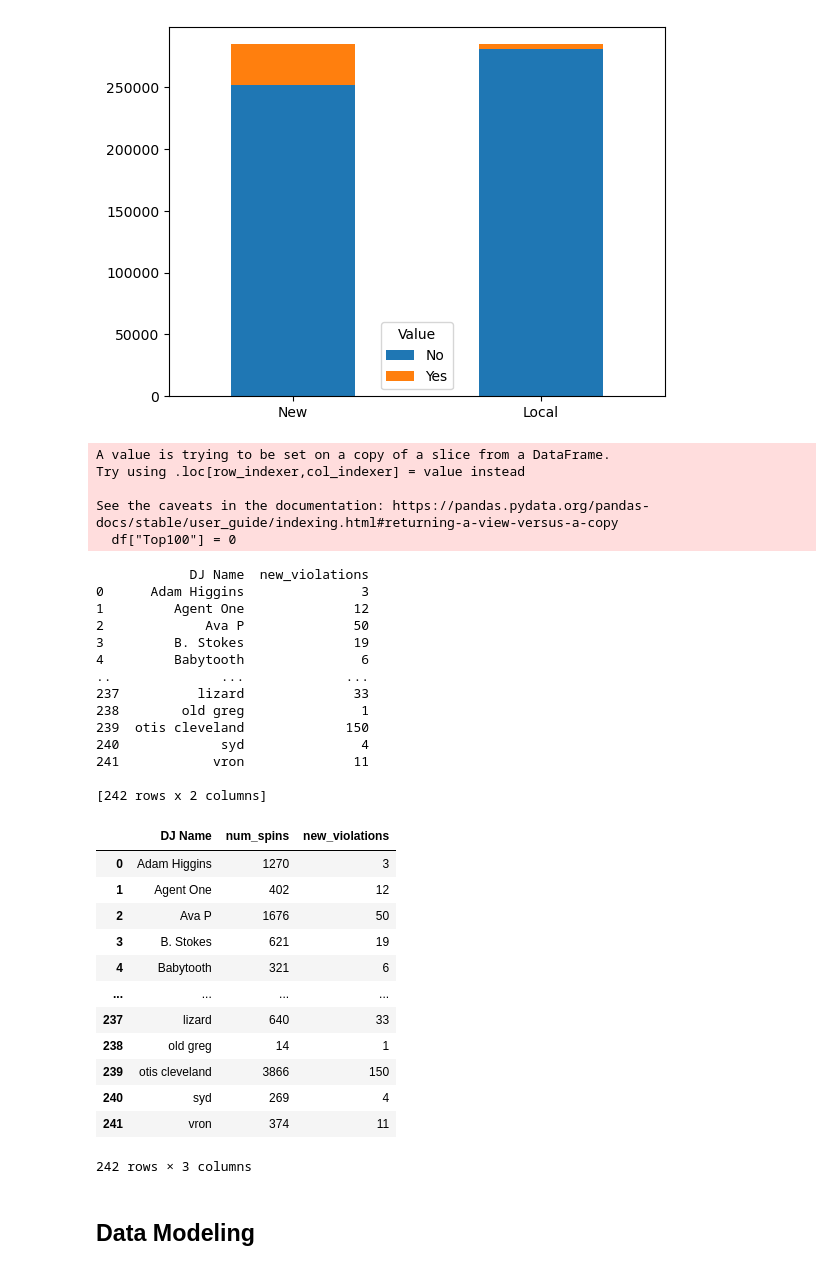
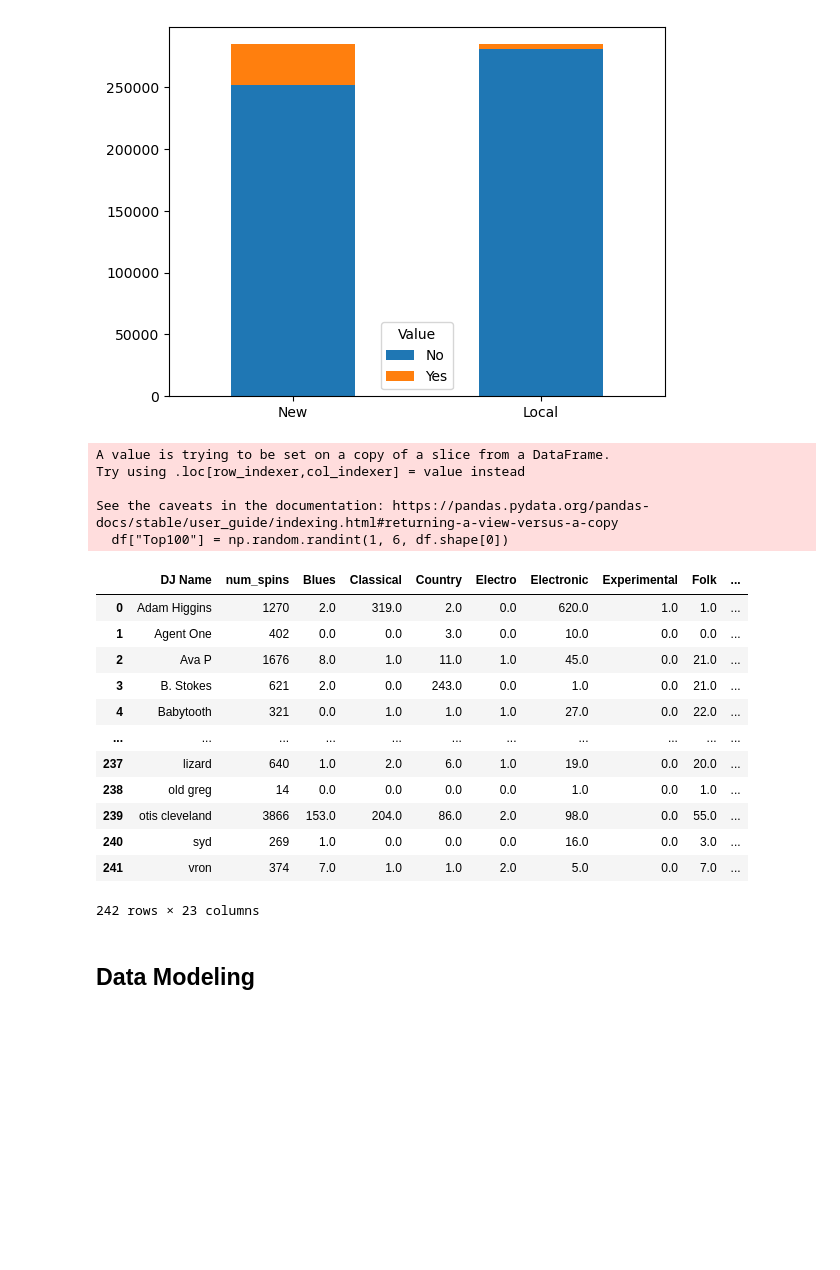
Before and after one commit to zhayes42/CS3870-WRUV, a Jupyter notebook: main.ipynb, the cells around one changed output. Saved outputs shown, nothing was run; the diff lists cells and outputs as text; code cells hidden in the pictures; blank space fills up the shorter version.

Commit message:
data rearranging: genre counts and violation aggregation

```diff
--- a/main.ipynb
+++ b/main.ipynb
@@ -413,74 +410,69 @@ new_and_local.T.plot.bar(stacked=True, rot=0)
 [figure]
 # %%
 # Temporary add (for work below), until the feature is properly created via scraping
-df["Top100"] = 0
+df["Top100"] = np.random.randint(1, 6, df.shape[0])
 # %% [output]
 A value is trying to be set on a copy of a slice from a DataFrame.
 Try using .loc[row_indexer,col_indexer] = value instead
 
 See the caveats in the documentation: https://pandas.pydata.org/pandas-docs/stable/user_guide/indexing.html#returning-a-view-versus-a-copy
-  df["Top100"] = 0
+  df["Top100"] = np.random.randint(1, 6, df.shape[0])
 # %%
 def spins_to_dj(spin_df: pd.DataFrame):
     """
     df - a pandas DataFrame of Spinitron spin records
     Returns: a dataframe in dj format
     """
     # Begin a dataframe, where each row is indentified by dj name
     dj_df = spin_df.groupby(["DJ Name"]).count().reset_index()
     dj_df = dj_df[["DJ Name", "Playlist Title"]].rename(columns={"Playlist Title": "num_spins"})
 
     # Engineered Features: Time of day, duration, average # spins, average spin length
 
     # Populate genre count features
+    genre_df = spin_df.dropna(subset=["Genre"]) # Temporary, until genre is filled completely
+    genre_df = genre_df.groupby(["DJ Name", "Genre"]).count().reset_index()
+    genre_df = genre_df[["DJ Name", "Genre", "Playlist Title"]].rename(columns={"Playlist Title": "genre_count"})
+    genre_df = genre_df.pivot(index="DJ Name", columns="Genre", values="genre_count").fillna(0).reset_index()
+    genre_df = genre_df.rename_axis(None, axis=1)
+    dj_df = pd.merge(dj_df, genre_df, on="DJ Name", how='inner')
 
     # Count new music policy violations
-    new_df = spin_df[["DJ Name", "Date", "New"]].groupby(["DJ Name", "Date"]).sum().reset_index()
+    one_day_new_df = spin_df[["DJ Name", "Date", "New"]].groupby(["DJ Name", "Date"]).sum().reset_index()
     one_day_spin_count_df = spin_df.groupby(["DJ Name", "Date"]).count().reset_index()
     one_day_spin_count_df = one_day_spin_count_df[["DJ Name", "Date", "Playlist Title"]]
     one_day_spin_count_df = one_day_spin_count_df.rename(columns={"Playlist Title": "show_spins"})
-    joined_new_df = pd.merge(new_df, one_day_spin_count_df, on=["DJ Name", "Date"], how='inner')
+    joined_new_df = pd.merge(one_day_new_df, one_day_spin_count_df, on=["DJ Name", "Date"], how='inner')
     joined_new_df["new_percent"] = joined_new_df["New"] / joined_new_df["show_spins"]
     joined_new_df["new_violations"] = (joined_new_df["new_percent"] < 0.25).astype(int)
     grouped_new_df = joined_new_df[["DJ Name", "new_violations"]].groupby("DJ Name").sum().reset_index()
     dj_df = pd.merge(dj_df, grouped_new_df, on="DJ Name", how='inner')
 
     # Count popular artist policy violations
+    dj_df["top_violations"] = spin_df[["DJ Name", "Top100"]].groupby(["DJ Name"]).sum().reset_index()["Top100"]
 
     # Calculate policy violation feature
+    dj_df["Violations"] = dj_df["new_violations"] + dj_df["top_violations"]
+    #dj_df = dj_df.drop(columns=["new_violations", "top_violations"])
 
     return dj_df
 
 df1 = spins_to_dj(spin_df=df)
 df1
 # %% [output]
+|  | DJ Name | num_spins | Blues | Classical | Country | Electro | Electronic | Experimental | Folk | ... |
+| 0 | Adam Higgins | 1270 | 2.0 | 319.0 | 2.0 | 0.0 | 620.0 | 1.0 | 1.0 | ... |
+| 1 | Agent One | 402 | 0.0 | 0.0 | 3.0 | 0.0 | 10.0 | 0.0 | 0.0 | ... |
+| 2 | Ava P | 1676 | 8.0 | 1.0 | 11.0 | 1.0 | 45.0 | 0.0 | 21.0 | ... |
+| 3 | B. Stokes | 621 | 2.0 | 0.0 | 243.0 | 0.0 | 1.0 | 0.0 | 21.0 | ... |
+| 4 | Babytooth | 321 | 0.0 | 1.0 | 1.0 | 1.0 | 27.0 | 0.0 | 22.0 | ... |
+| ... | ... | ... | ... | ... | ... | ... | ... | ... | ... | ... |
+| 237 | lizard | 640 | 1.0 | 2.0 | 6.0 | 1.0 | 19.0 | 0.0 | 20.0 | ... |
+| 238 | old greg | 14 | 0.0 | 0.0 | 0.0 | 0.0 | 1.0 | 0.0 | 1.0 | ... |
+| 239 | otis cleveland | 3866 | 153.0 | 204.0 | 86.0 | 2.0 | 98.0 | 0.0 | 55.0 | ... |
+| 240 | syd | 269 | 1.0 | 0.0 | 0.0 | 0.0 | 16.0 | 0.0 | 3.0 | ... |
+| 241 | vron | 374 | 7.0 | 1.0 | 1.0 | 2.0 | 5.0 | 0.0 | 7.0 | ... |
-            DJ Name  new_violations
-0      Adam Higgins               3
-1         Agent One              12
-2             Ava P              50
-3         B. Stokes              19
-4         Babytooth               6
-..              ...             ...
-237          lizard              33
-238        old greg               1
-239  otis cleveland             150
-240             syd               4
-241            vron              11
-
-[242 rows x 2 columns]
+242 rows × 23 columns
-|  | DJ Name | num_spins | new_violations |
-| 0 | Adam Higgins | 1270 | 3 |
-| 1 | Agent One | 402 | 12 |
-| 2 | Ava P | 1676 | 50 |
-| 3 | B. Stokes | 621 | 19 |
-| 4 | Babytooth | 321 | 6 |
-| ... | ... | ... | ... |
-| 237 | lizard | 640 | 33 |
-| 238 | old greg | 14 | 1 |
-| 239 | otis cleveland | 3866 | 150 |
-| 240 | syd | 269 | 4 |
-| 241 | vron | 374 | 11 |
-242 rows × 3 columns
 # %% [markdown]
 ## Data Modeling
 # %% [markdown]
```
Also changed, not shown: parts of 1 cell of this notebook.
